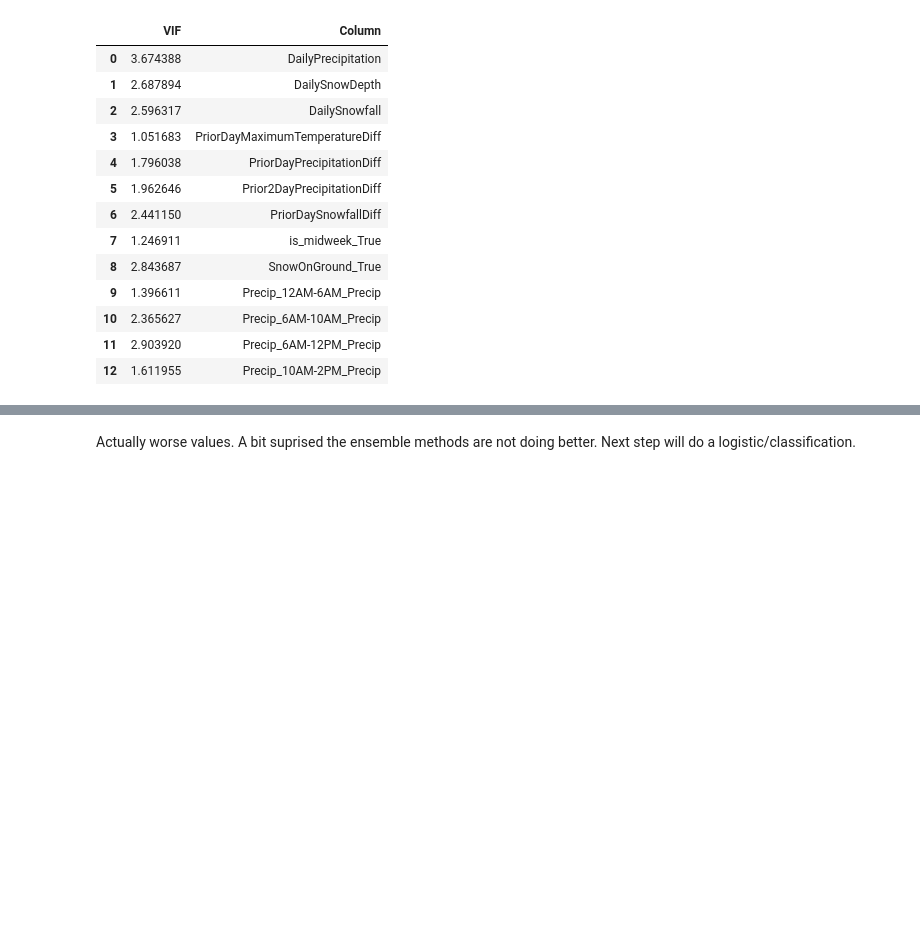
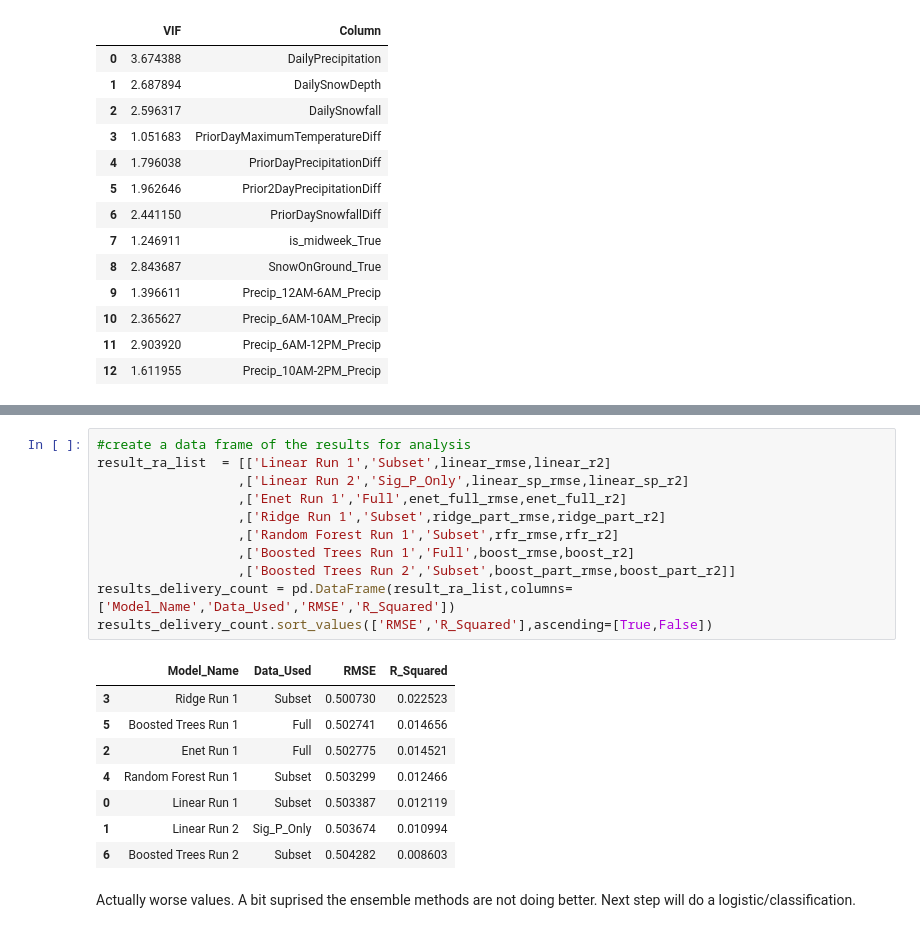
Before and after one commit to WEBEM5369/DS785-Capstone, a Jupyter notebook: RQ 1 - Weather Effects On Delivery Date.ipynb, the cells around one changed output, grey strips where cells are left out. Drawn from its saved outputs; the diff is of its cells as text; blank space fills up the shorter version.

```diff
--- a/RQ 1 - Weather Effects On Delivery Date.ipynb
+++ b/RQ 1 - Weather Effects On Delivery Date.ipynb
@@ -598,3 +612,23 @@ results_ratio.sort_values(['RMSE','R_Squared'],ascending=[True,False])
+# %%
+#create a data frame of the results for analysis
+result_ra_list  = [['Linear Run 1','Subset',linear_rmse,linear_r2]
+                  ,['Linear Run 2','Sig_P_Only',linear_sp_rmse,linear_sp_r2]
+                  ,['Enet Run 1','Full',enet_full_rmse,enet_full_r2]
+                  ,['Ridge Run 1','Subset',ridge_part_rmse,ridge_part_r2]
+                  ,['Random Forest Run 1','Subset',rfr_rmse,rfr_r2]
+                  ,['Boosted Trees Run 1','Full',boost_rmse,boost_r2]
+                  ,['Boosted Trees Run 2','Subset',boost_part_rmse,boost_part_r2]]
+results_delivery_count = pd.DataFrame(result_ra_list,columns=['Model_Name','Data_Used','RMSE','R_Squared'])
+results_delivery_count.sort_values(['RMSE','R_Squared'],ascending=[True,False])
+# %% [output]
+|  | Model_Name | Data_Used | RMSE | R_Squared |
+| 3 | Ridge Run 1 | Subset | 0.500730 | 0.022523 |
+| 5 | Boosted Trees Run 1 | Full | 0.502741 | 0.014656 |
+| 2 | Enet Run 1 | Full | 0.502775 | 0.014521 |
+| 4 | Random Forest Run 1 | Subset | 0.503299 | 0.012466 |
+| 0 | Linear Run 1 | Subset | 0.503387 | 0.012119 |
+| 1 | Linear Run 2 | Sig_P_Only | 0.503674 | 0.010994 |
+| 6 | Boosted Trees Run 2 | Subset | 0.504282 | 0.008603 |
 # %% [markdown]
 Actually worse values.  A bit suprised the ensemble methods are not doing better.  Next step will do a logistic/classification.
 # %%
```
Also changed, not shown: parts of 21 cells of this notebook, 7 other files.
